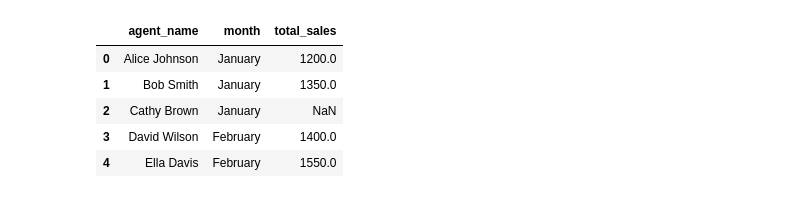
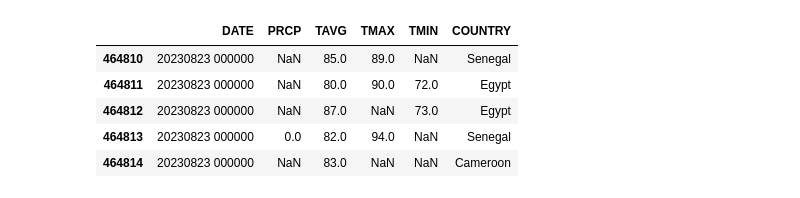
Before and after one commit to Sheilack/Data-Manipulation-language-checkpoint, a Jupyter notebook: Data_Visualization_with_Python.ipynb, the cells around one changed output. Drawn from its saved outputs; the diff is of its cells as text; code cells hidden in the pictures.

```diff
--- a/Data_Visualization_with_Python.ipynb
+++ b/Data_Visualization_with_Python.ipynb
@@ -119,11 +17,12 @@ plt.show()
 # %%
-#
-sales_df = pd.read_csv("sales_data.csv")
-sales_df.head()
+# Load the dataset
+climate_df = pd.read_csv("Africa_climate_change.csv")
+climate_df.head()
+climate_df.tail()
 # %% [output]
-|  | agent_name | month | total_sales |
-| 0 | Alice Johnson | January | 1200.0 |
-| 1 | Bob Smith | January | 1350.0 |
-| 2 | Cathy Brown | January | NaN |
-| 3 | David Wilson | February | 1400.0 |
-| 4 | Ella Davis | February | 1550.0 |
+|  | DATE | PRCP | TAVG | TMAX | TMIN | COUNTRY |
+| 464810 | 20230823 000000 | NaN | 85.0 | 89.0 | NaN | Senegal |
+| 464811 | 20230823 000000 | NaN | 80.0 | 90.0 | 72.0 | Egypt |
+| 464812 | 20230823 000000 | NaN | 87.0 | NaN | 73.0 | Egypt |
+| 464813 | 20230823 000000 | 0.0 | 82.0 | 94.0 | NaN | Senegal |
+| 464814 | 20230823 000000 | NaN | 83.0 | NaN | NaN | Cameroon |
```
Also changed, not shown: parts of 25 cells of this notebook.
